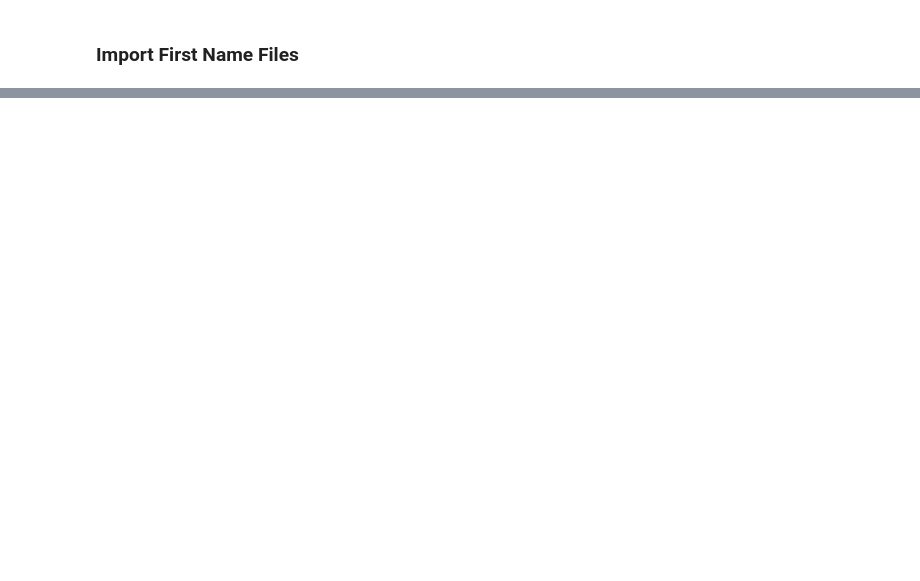
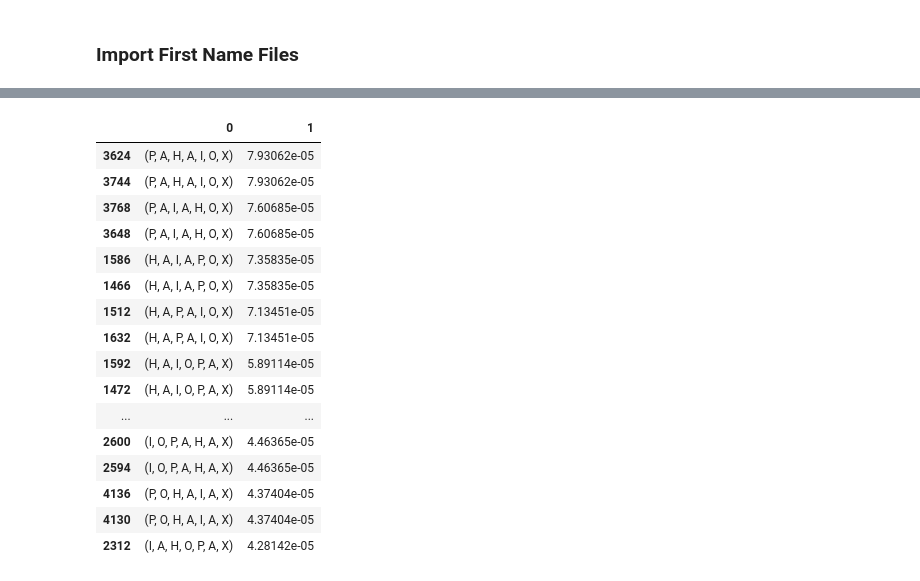
Before and after one commit to flint-hasset/anagrammer, a Jupyter notebook: Name Anagram.ipynb, the cells around one changed output, grey strips where cells are left out. Drawn from its saved outputs; the diff is of its cells as text; code cells hidden in the pictures; blank space fills up the shorter version.

```diff
--- a/Name Anagram.ipynb
+++ b/Name Anagram.ipynb
@@ -76,0 +205,5 @@ pd.DataFrame(df_names.groupby('name')['count'].sum()).sort_values(by='count',asc
+# %%
+df_probs = pd.DataFrame(data = [letter_pairs,list(pair_probs)]).T
+df_probs.columns = ['pairs','counts']
+df_probs['probs'] = df_probs['counts']/df_probs['counts'].sum()
+df_probs.head(5)
@@ -76,0 +231,20 @@ pd.DataFrame(df_names.groupby('name')['count'].sum()).sort_values(by='count',asc
+# %%
+prob_dict = {}
+for x in range(len(df_probs)):
+    prob_dict[df_probs['pairs'][x]] = df_probs['probs'][x]
+# %%
+def test_probs(letters):
+    sum_prob = 1
+    for x in range(len(letters)-1):
+        test_str = letters[x]+letters[x+1]
+        sum_prob = sum_prob * prob_dict.get(test_str)
+        #print(test_str,prob_dict.get(test_str))
+    return sum_prob*1000000000000
+# %%
+def test_perms(letters):
+    prob_list = []
+    letter_perms = [x for x in itertools.permutations(letters.upper(),len(letters))]
+    for x in range(len(letter_perms)):
+        prob_list.append(test_probs(letter_perms[x]))
+    df_temp = pd.DataFrame(data=[letter_perms,prob_list]).T
+    return df_temp.sort_values(by=1,ascending=False).head(25)
@@ -76,0 +289,21 @@ pd.DataFrame(df_names.groupby('name')['count'].sum()).sort_values(by='count',asc
+# %%
+first = 'Flint'
+test_perms('AAHIOPX')
+# %% [output]
+|  | 0 | 1 |
+| 3624 | (P, A, H, A, I, O, X) | 7.93062e-05 |
+| 3744 | (P, A, H, A, I, O, X) | 7.93062e-05 |
+| 3768 | (P, A, I, A, H, O, X) | 7.60685e-05 |
+| 3648 | (P, A, I, A, H, O, X) | 7.60685e-05 |
+| 1586 | (H, A, I, A, P, O, X) | 7.35835e-05 |
+| 1466 | (H, A, I, A, P, O, X) | 7.35835e-05 |
+| 1512 | (H, A, P, A, I, O, X) | 7.13451e-05 |
+| 1632 | (H, A, P, A, I, O, X) | 7.13451e-05 |
+| 1592 | (H, A, I, O, P, A, X) | 5.89114e-05 |
+| 1472 | (H, A, I, O, P, A, X) | 5.89114e-05 |
+| ... | ... | ... |
+| 2600 | (I, O, P, A, H, A, X) | 4.46365e-05 |
+| 2594 | (I, O, P, A, H, A, X) | 4.46365e-05 |
+| 4136 | (P, O, H, A, I, A, X) | 4.37404e-05 |
+| 4130 | (P, O, H, A, I, A, X) | 4.37404e-05 |
+| 2312 | (I, A, H, O, P, A, X) | 4.28142e-05 |
```
Also changed, not shown: parts of 32 cells of this notebook.
